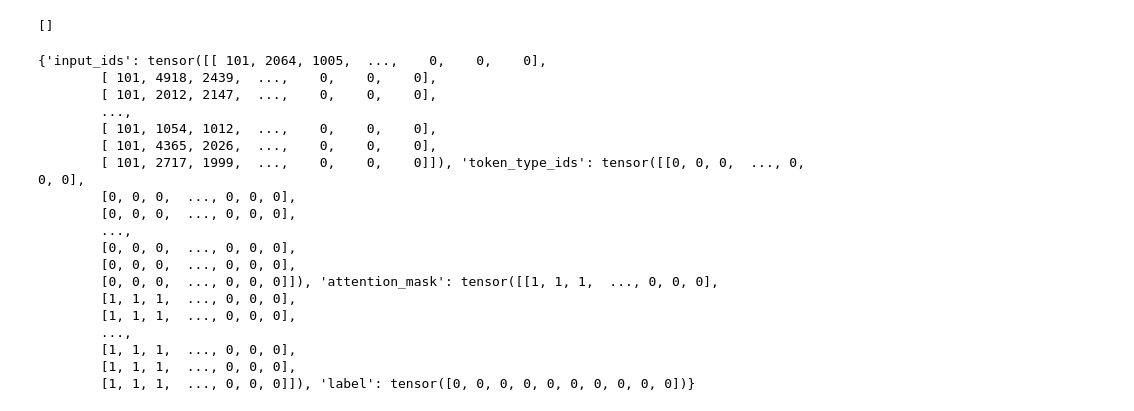
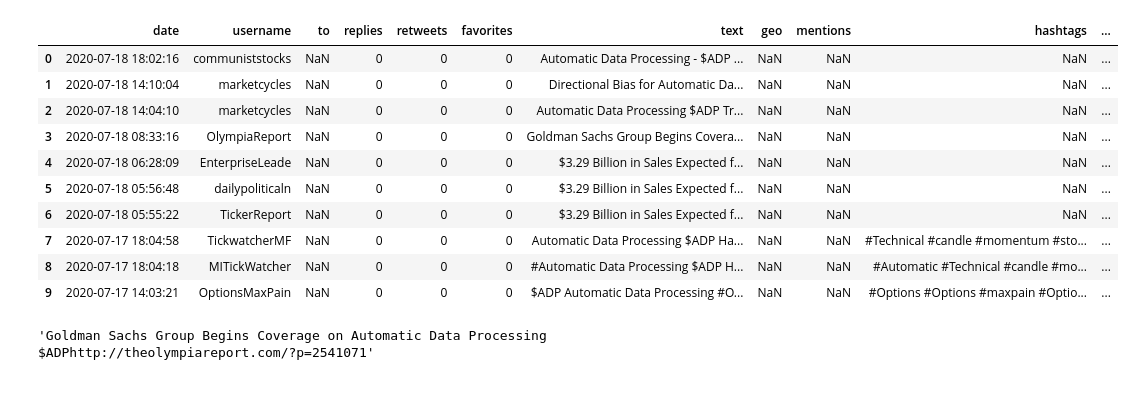
Before and after one commit to razinkovnik/stock_recom, a Jupyter notebook: notebooks/twitter_recom.ipynb, the cells around one changed output. Drawn from its saved outputs; the diff is of its cells as text; code cells hidden in the pictures.

```diff
--- a/notebooks/twitter_recom.ipynb
+++ b/notebooks/twitter_recom.ipynb
@@ -17,4 +0,0 @@ train_data = list(zip(train_data.text, train_data.label))
-# %%
-list(map(list,zip(*train_data)))
-# %% [output]
-[]
@@ -29,22 +0,0 @@ def collate(data: List[Tuple[str, int]], tokenizer: BertTokenizer, block_size: i
-# %%
-collate(train_data[:10], BertTokenizer.from_pretrained(args.model_name), 256)
-# %% [output]
-{'input_ids': tensor([[ 101, 2064, 1005,  ...,    0,    0,    0],
-        [ 101, 4918, 2439,  ...,    0,    0,    0],
-        [ 101, 2012, 2147,  ...,    0,    0,    0],
-        ...,
-        [ 101, 1054, 1012,  ...,    0,    0,    0],
-        [ 101, 4365, 2026,  ...,    0,    0,    0],
-        [ 101, 2717, 1999,  ...,    0,    0,    0]]), 'token_type_ids': tensor([[0, 0, 0,  ..., 0, 0, 0],
-        [0, 0, 0,  ..., 0, 0, 0],
-        [0, 0, 0,  ..., 0, 0, 0],
-        ...,
-        [0, 0, 0,  ..., 0, 0, 0],
-        [0, 0, 0,  ..., 0, 0, 0],
-        [0, 0, 0,  ..., 0, 0, 0]]), 'attention_mask': tensor([[1, 1, 1,  ..., 0, 0, 0],
-        [1, 1, 1,  ..., 0, 0, 0],
-        [1, 1, 1,  ..., 0, 0, 0],
-        ...,
-        [1, 1, 1,  ..., 0, 0, 0],
-        [1, 1, 1,  ..., 0, 0, 0],
-        [1, 1, 1,  ..., 0, 0, 0]]), 'label': tensor([0, 0, 0, 0, 0, 0, 0, 0, 0, 0])}
@@ -50,0 +3,19 @@ collate(train_data[:10], BertTokenizer.from_pretrained(args.model_name), 256)
+# %%
+df = pd.read_csv("../dataset/twitter/companies/ADP.csv")
+df
+# %% [output]
+|  | date | username | to | replies | retweets | favorites | text | geo | mentions | hashtags | ... |
+| 0 | 2020-07-18 18:02:16 | communiststocks | NaN | 0 | 0 | 0 | Automatic Data Processing - $ADP ... | NaN | NaN | NaN | ... |
+| 1 | 2020-07-18 14:10:04 | marketcycles | NaN | 0 | 0 | 0 | Directional Bias for Automatic Da... | NaN | NaN | NaN | ... |
+| 2 | 2020-07-18 14:04:10 | marketcycles | NaN | 0 | 0 | 0 | Automatic Data Processing $ADP Tr... | NaN | NaN | NaN | ... |
+| 3 | 2020-07-18 08:33:16 | OlympiaReport | NaN | 0 | 0 | 0 | Goldman Sachs Group Begins Covera... | NaN | NaN | NaN | ... |
+| 4 | 2020-07-18 06:28:09 | EnterpriseLeade | NaN | 0 | 0 | 0 | $3.29 Billion in Sales Expected f... | NaN | NaN | NaN | ... |
+| 5 | 2020-07-18 05:56:48 | dailypoliticaln | NaN | 0 | 0 | 0 | $3.29 Billion in Sales Expected f... | NaN | NaN | NaN | ... |
+| 6 | 2020-07-18 05:55:22 | TickerReport | NaN | 0 | 0 | 0 | $3.29 Billion in Sales Expected f... | NaN | NaN | NaN | ... |
+| 7 | 2020-07-17 18:04:58 | TickwatcherMF | NaN | 0 | 0 | 0 | Automatic Data Processing $ADP Ha... | NaN | NaN | #Technical #candle #momentum #sto... | ... |
+| 8 | 2020-07-17 18:04:18 | MITickWatcher | NaN | 0 | 0 | 0 | #Automatic Data Processing $ADP H... | NaN | NaN | #Automatic #Technical #candle #mo... | ... |
+| 9 | 2020-07-17 14:03:21 | OptionsMaxPain | NaN | 0 | 0 | 0 | $ADP Automatic Data Processing #O... | NaN | NaN | #Options #Options #maxpain #Optio... | ... |
+# %%
+df.text[3]
+# %% [output]
+'Goldman Sachs Group Begins Coverage on Automatic Data Processing $ADPhttp://theolympiareport.com/?p=2541071'
```
Also changed, not shown: parts of 5 cells of this notebook, 14 other files.
